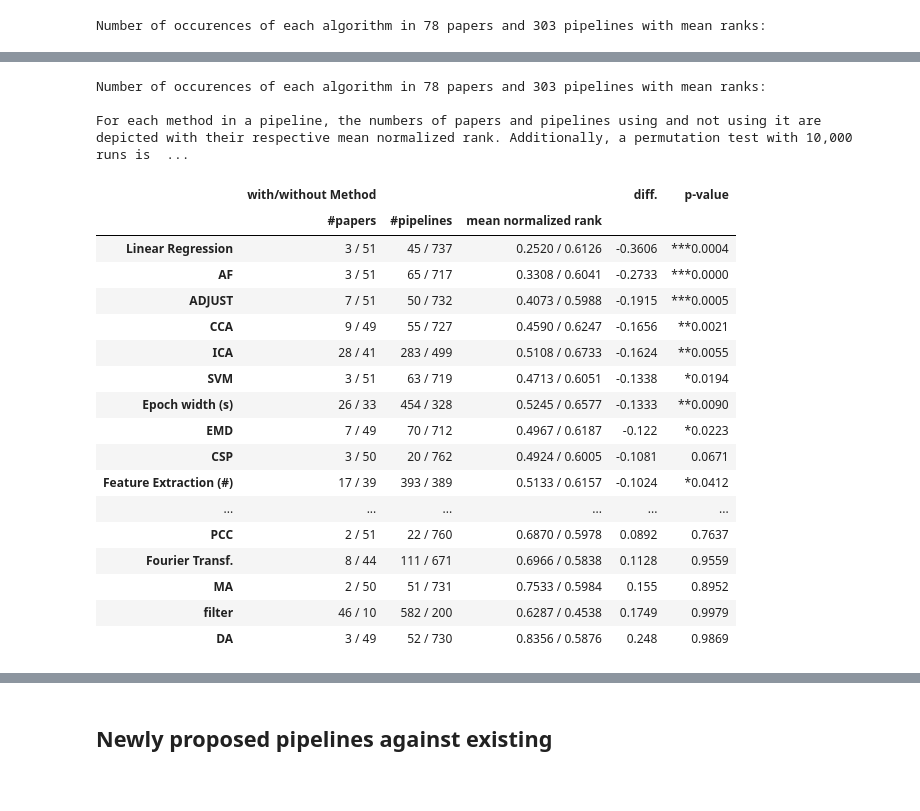
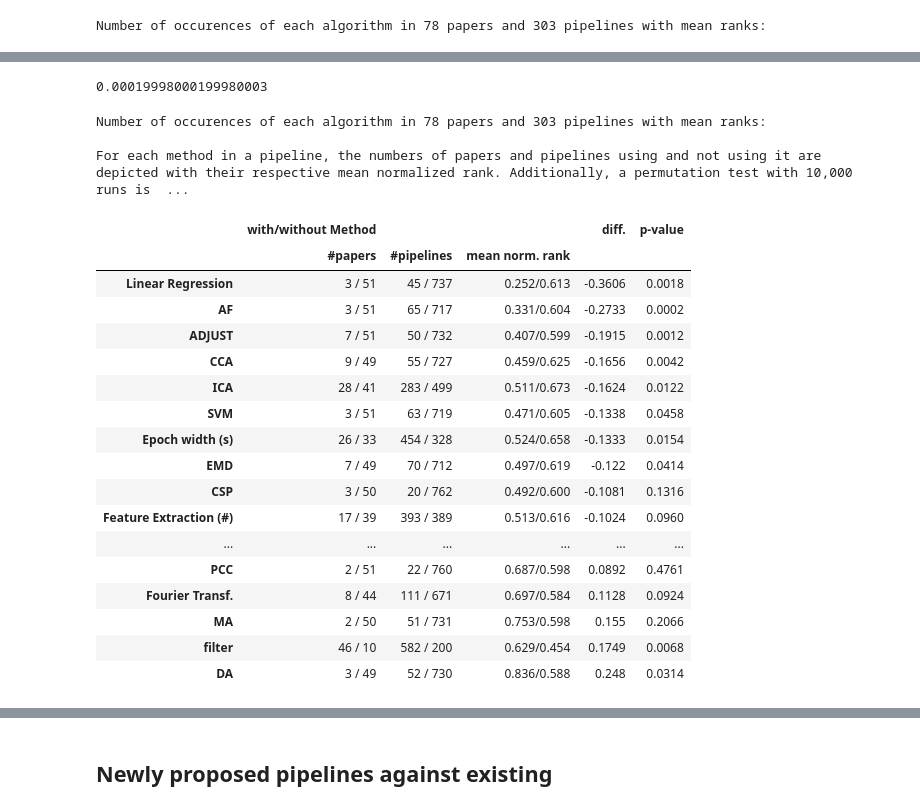
Before and after one commit to iot-salzburg/SLR_on_motion_artifact_reduction_for_BCI, a Jupyter notebook: tables_analytics.ipynb, the cells around one changed output, grey strips where cells are left out. Cells and saved outputs as stored; diff of their text form; code cells hidden in the pictures.

Commit message:
scipy permutation test

```diff
--- a/tables_analytics.ipynb
+++ b/tables_analytics.ipynb
@@ -545,7 +548,7 @@ for key in keys:
 # %% [output]
 Number of occurences of each algorithm in 78 papers and 303 pipelines with mean ranks:
 # %%
-def permutation_test(x, y, runs=100):
+def my_permutation_test(x, y, runs=1000):
     dist_orig = (x.mean() - y.mean())
     counter = 0
     for _ in range(runs):
@@ -556,5 +559,5 @@ def permutation_test(x, y, runs=100):
     p_value = counter / runs
     return p_value
 
-permutation_test(np.random.normal(0, 1, 100), np.random.normal(0.5, 1, 100), runs=1000)
+my_permutation_test(np.random.normal(0, 1, 100), np.random.normal(0.5, 1, 100), runs=1000)
 # %% [output]
@@ -639,3 +565,11 @@ For each method in a pipeline, the numbers of papers and pipelines using and not
+# %%
+def statistic(x, y, axis=0):
+    return np.mean(x, axis=axis) - np.mean(y, axis=axis)
+
+permutation_test((np.random.normal(0, 1, 100), np.random.normal(0.5, 1, 100)),
+                 statistic, permutation_type="independent", n_resamples=10_000, alternative="two-sided", random_state=RANDOM_SEED).pvalue
+# %% [output]
+0.00019998000199980003
 # %%
 N_PAPER_THRESHOLD = 2
 N_PIPELINE_THRESHOLD = 10
@@ -652,64 +586,64 @@ keys = [key for key in results_df.columns[13:-17] if not key.startswith("Other")
 
 df_keys = pd.DataFrame(columns=pd.MultiIndex.from_tuples(list(zip(*[
     ["with/without Method", "with/without Method", "with/without Method", "diff.", "p-value"],
-    ["#papers", "#pipelines", "mean normalized rank", "", ""]]))), index=keys)
+    ["#papers", "#pipelines", "mean norm. rank", "", ""]]))), index=keys)
 
 for key in keys:
     # Results with and without the method
     df_with = results_df[~results_df[key].isnull()]
     means_with = df_with.groupby("Reference").agg({"rank_norm": "mean"}).dropna()
     df_wo = results_df[results_df[key].isnull()]
     means_wo = df_wo.groupby("Reference").agg({"rank_norm": "mean"}).dropna()
 
     df_keys.loc[key, ("with/without Method", "#papers")] = f"{len(means_with)} / {len(means_wo)}"
     df_keys.loc[key, ("with/without Method", "#pipelines")] = f'{df_with.groupby("Reference").agg({"rank_norm": "count"}).sum()[0]} / {df_wo.groupby("Reference").agg({"rank_norm": "count"}).sum()[0]}'
-    df_keys.loc[key, ("with/without Method", "mean normalized rank")] = f'{means_with.mean()[0]:.4f} / {means_wo.mean()[0]:.4f}'
+    df_keys.loc[key, ("with/without Method", "mean norm. rank")] = f'{means_with.mean()[0]:.3f}/{means_wo.mean()[0]:.3f}'
     df_keys.loc[key, ("diff.")] = np.round(means_with.mean()[0] - means_wo.mean()[0], 4)
 
     # Permutation test
-    if len(means_with) > 0 and len(means_wo) > 0:
-        p_value = permutation_test(means_with["rank_norm"].to_numpy(),
-                                   means_wo["rank_norm"].to_numpy(), runs=10_000)
-        if p_value < SIGNIFICANCE_LEVELS[2]:
-            df_keys.loc[key, ("p-value")] = f"***{p_value:.4f}"
-        elif p_value < SIGNIFICANCE_LEVELS[1]:
-            df_keys.loc[key, ("p-value")] = f"**{p_value:.4f}"
-        elif p_value < SIGNIFICANCE_LEVELS[0]:
-            df_keys.loc[key, ("p-value")] = f"*{p_value:.4f}"
-        else:
-            df_keys.loc[key, ("p-value")] = f"{p_value:.4f}"
-            # df_keys.loc[key, ("p-value")] = p_value
+    if len(means_with) > 1 and len(means_wo) > 1:
+        p_value = permutation_test((means_with["rank_norm"].to_numpy(), means_wo["rank_norm"].to_numpy()),
+                                   statistic, permutation_type="independent", n_resamples=10_000, alternative="two-sided", random_state=RANDOM_SEED).pvalue
+        # if p_value < SIGNIFICANCE_LEVELS[2]:
+        #     df_keys.loc[key, ("p-value")] = f"***{p_value:.4f}"
+        # elif p_value < SIGNIFICANCE_LEVELS[1]:
+        #     df_keys.loc[key, ("p-value")] = f"**{p_value:.4f}"
+        # elif p_value < SIGNIFICANCE_LEVELS[0]:
+        #     df_keys.loc[key, ("p-value")] = f"*{p_value:.4f}"
+        # else:
+        #     df_keys.loc[key, ("p-value")] = f"{p_value:.4f}"
+        df_keys.loc[key, ("p-value")] = f"{p_value:.4f}"
     else:
         df_keys.loc[key, ("p-value")] = np.nan
 
 df_keys_sorted = df_keys[np.logical_and(df_keys[("with/without Method", "#papers")].apply(lambda x: int(x.split(" / ")[0])) >= N_PAPER_THRESHOLD,
                                         df_keys[("with/without Method", "#pipelines")].apply(lambda x: int(x.split(" / ")[0])) >= N_PIPELINE_THRESHOLD)
                         ].sort_values(by=("diff."), ascending=True)
 print("For each method in a pipeline, the numbers of papers and pipelines using and not using it are depicted with their respective mean normalized rank.",
       "Additionally, a permutation test with 10,000 runs is applied that shows the p-value for using the respective method in a pipeline.")
 df_keys_sorted
 # %% [output]
 Number of occurences of each algorithm in 78 papers and 303 pipelines with mean ranks:
 
 For each method in a pipeline, the numbers of papers and pipelines using and not using it are depicted with their respective mean normalized rank. Additionally, a permutation test with 10,000 runs is  ...
 |  | with/without Method |  |  | diff. | p-value |
-|  | #papers | #pipelines | mean normalized rank |  |  |
-| Linear Regression | 3 / 51 | 45 / 737 | 0.2520 / 0.6126 | -0.3606 | ***0.0004 |
-| AF | 3 / 51 | 65 / 717 | 0.3308 / 0.6041 | -0.2733 | ***0.0000 |
-| ADJUST | 7 / 51 | 50 / 732 | 0.4073 / 0.5988 | -0.1915 | ***0.0005 |
-| CCA | 9 / 49 | 55 / 727 | 0.4590 / 0.6247 | -0.1656 | **0.0021 |
-| ICA | 28 / 41 | 283 / 499 | 0.5108 / 0.6733 | -0.1624 | **0.0055 |
-| SVM | 3 / 51 | 63 / 719 | 0.4713 / 0.6051 | -0.1338 | *0.0194 |
-| Epoch width (s) | 26 / 33 | 454 / 328 | 0.5245 / 0.6577 | -0.1333 | **0.0090 |
-| EMD | 7 / 49 | 70 / 712 | 0.4967 / 0.6187 | -0.122 | *0.0223 |
-| CSP | 3 / 50 | 20 / 762 | 0.4924 / 0.6005 | -0.1081 | 0.0671 |
-| Feature Extraction (#) | 17 / 39 | 393 / 389 | 0.5133 / 0.6157 | -0.1024 | *0.0412 |
+|  | #papers | #pipelines | mean norm. rank |  |  |
+| Linear Regression | 3 / 51 | 45 / 737 | 0.252/0.613 | -0.3606 | 0.0018 |
+| AF | 3 / 51 | 65 / 717 | 0.331/0.604 | -0.2733 | 0.0002 |
+| ADJUST | 7 / 51 | 50 / 732 | 0.407/0.599 | -0.1915 | 0.0012 |
+| CCA | 9 / 49 | 55 / 727 | 0.459/0.625 | -0.1656 | 0.0042 |
+| ICA | 28 / 41 | 283 / 499 | 0.511/0.673 | -0.1624 | 0.0122 |
+| SVM | 3 / 51 | 63 / 719 | 0.471/0.605 | -0.1338 | 0.0458 |
+| Epoch width (s) | 26 / 33 | 454 / 328 | 0.524/0.658 | -0.1333 | 0.0154 |
+| EMD | 7 / 49 | 70 / 712 | 0.497/0.619 | -0.122 | 0.0414 |
+| CSP | 3 / 50 | 20 / 762 | 0.492/0.600 | -0.1081 | 0.1316 |
+| Feature Extraction (#) | 17 / 39 | 393 / 389 | 0.513/0.616 | -0.1024 | 0.0960 |
 | ... | ... | ... | ... | ... | ... |
-| PCC | 2 / 51 | 22 / 760 | 0.6870 / 0.5978 | 0.0892 | 0.7637 |
-| Fourier Transf. | 8 / 44 | 111 / 671 | 0.6966 / 0.5838 | 0.1128 | 0.9559 |
-| MA | 2 / 50 | 51 / 731 | 0.7533 / 0.5984 | 0.155 | 0.8952 |
-| filter | 46 / 10 | 582 / 200 | 0.6287 / 0.4538 | 0.1749 | 0.9979 |
-| DA | 3 / 49 | 52 / 730 | 0.8356 / 0.5876 | 0.248 | 0.9869 |
+| PCC | 2 / 51 | 22 / 760 | 0.687/0.598 | 0.0892 | 0.4761 |
+| Fourier Transf. | 8 / 44 | 111 / 671 | 0.697/0.584 | 0.1128 | 0.0924 |
+| MA | 2 / 50 | 51 / 731 | 0.753/0.598 | 0.155 | 0.2066 |
+| filter | 46 / 10 | 582 / 200 | 0.629/0.454 | 0.1749 | 0.0068 |
+| DA | 3 / 49 | 52 / 730 | 0.836/0.588 | 0.248 | 0.0314 |
 # %%
 print(
     df_keys_sorted.rename(index={"Feature Extraction (#)": "Feature Extr."}
```
Also changed, not shown: parts of 20 cells of this notebook, 2 other files.
